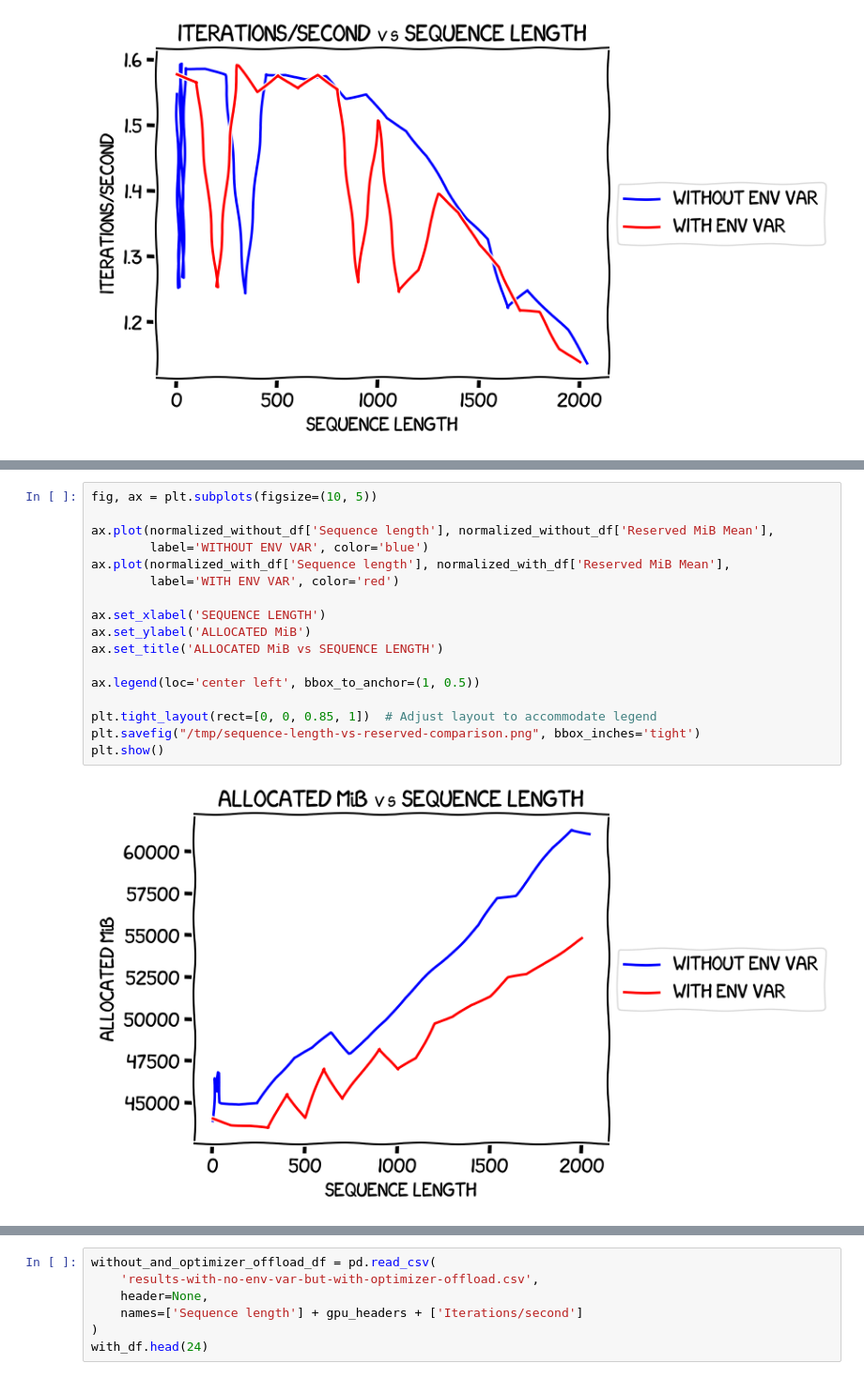
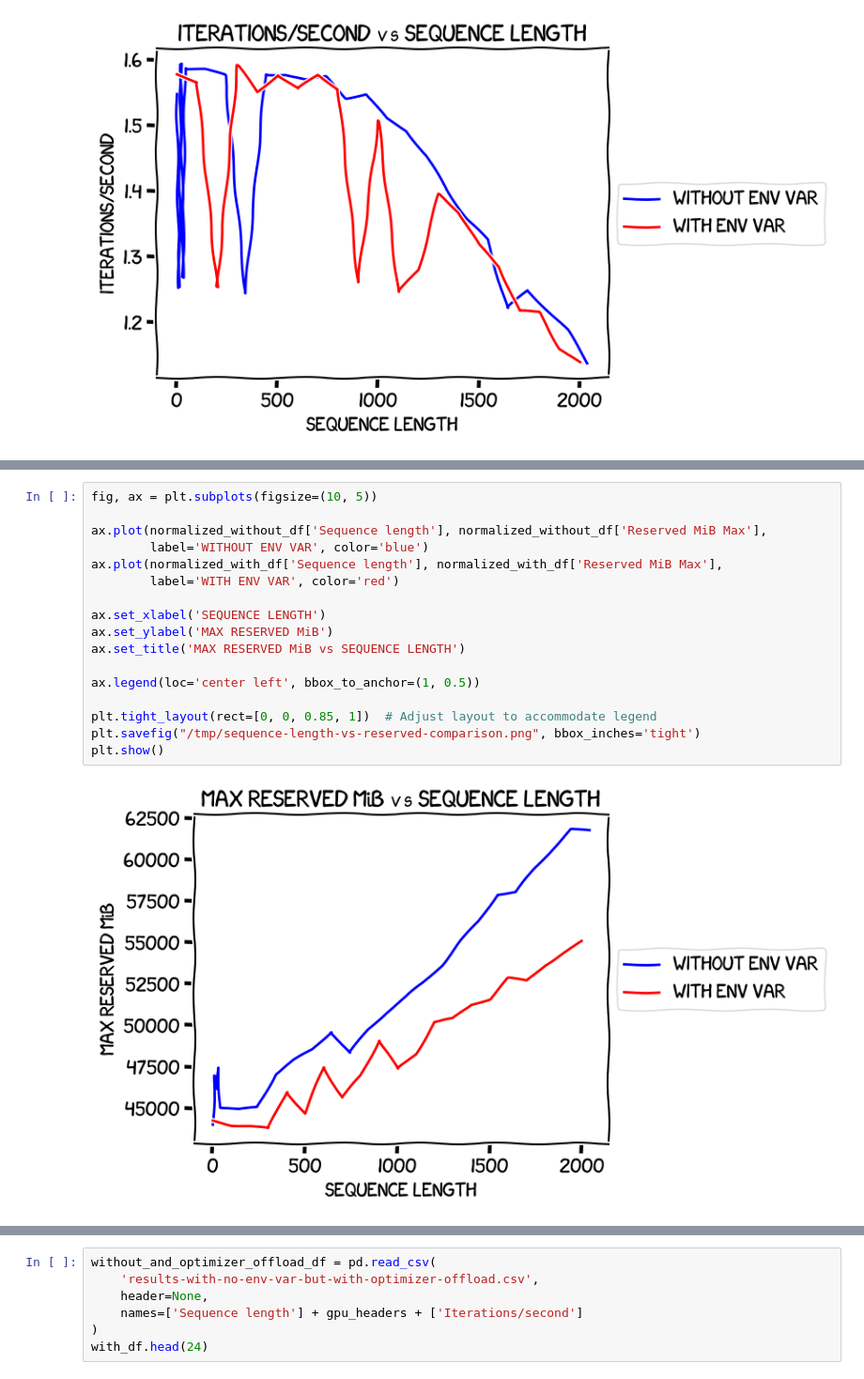
Before and after one commit to gpjt/fine-tune-2024-04, a Jupyter notebook: sequence-length-memory-modeling-8B/charts.ipynb, the cells around one changed output, grey strips where cells are left out. Shown at 94% size. Cells and saved outputs as stored; diff of their text form.

```diff
--- a/sequence-length-memory-modeling-8B/charts.ipynb
+++ b/sequence-length-memory-modeling-8B/charts.ipynb
@@ -348,19 +372,19 @@ plt.show()
 # %%
 fig, ax = plt.subplots(figsize=(10, 5))
 
-ax.plot(normalized_without_df['Sequence length'], normalized_without_df['Reserved MiB Mean'],
+ax.plot(normalized_without_df['Sequence length'], normalized_without_df['Reserved MiB Max'],
         label='WITHOUT ENV VAR', color='blue')
-ax.plot(normalized_with_df['Sequence length'], normalized_with_df['Reserved MiB Mean'],
+ax.plot(normalized_with_df['Sequence length'], normalized_with_df['Reserved MiB Max'],
         label='WITH ENV VAR', color='red')
 
 ax.set_xlabel('SEQUENCE LENGTH')
-ax.set_ylabel('ALLOCATED MiB')
-ax.set_title('ALLOCATED MiB vs SEQUENCE LENGTH')
+ax.set_ylabel('MAX RESERVED MiB')
+ax.set_title('MAX RESERVED MiB vs SEQUENCE LENGTH')
 
 ax.legend(loc='center left', bbox_to_anchor=(1, 0.5))
 
 plt.tight_layout(rect=[0, 0, 0.85, 1])  # Adjust layout to accommodate legend
 plt.savefig("/tmp/sequence-length-vs-reserved-comparison.png", bbox_inches='tight')
 plt.show()
 # %% [output]
-[figure, old version]
+[figure, new version]
```
Also changed, not shown: parts of 24 cells of this notebook.
